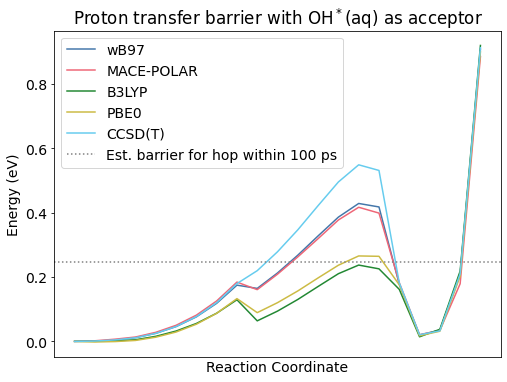
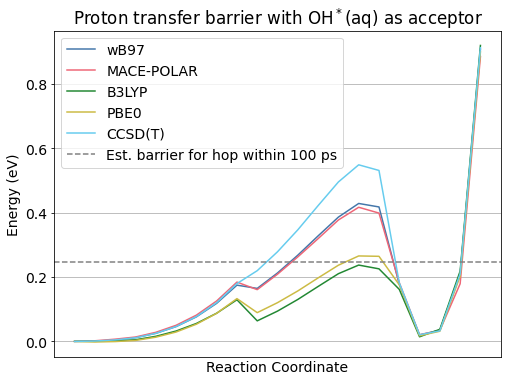
Code edit (unified diff) that turned the first committed figure into the second:
--- before
+++ after
@@ -1,12 +1,13 @@
-data = pd.read_csv('results/OH/proton_transfer_NEB.dat', sep=r"\s+")
+barrier_data = pd.read_csv('results/OH/proton_transfer_NEB.dat', sep=r"\s+")
 fig, ax = plt.subplots(figsize=(8, 6))
-for i, method in enumerate(data.columns):
-    reaction_coordinate = data.index
-    E0 = data[method].iloc[0]
-    ax.plot(reaction_coordinate, data[method]-E0, color=cset[i], label=method)
+for i, method in enumerate(barrier_data.columns):
+    reaction_coordinate = barrier_data.index
+    E0 = barrier_data[method].iloc[0]
+    ax.plot(reaction_coordinate, barrier_data[method]-E0, color=cset[i], label=method)
 
 
-ax.axhline(0.247, color='gray', linestyle=':', label='Est. barrier for hop within 100 ps')
+ax.axhline(0.247, color='gray', linestyle='--', label='Est. barrier for hop within 100 ps')
 
+ax.grid(axis="y")
 ax.set_xlabel('Reaction Coordinate')
 ax.set_ylabel('Energy (eV)')

Commit: Added hop rate estimates in hydroxyl results